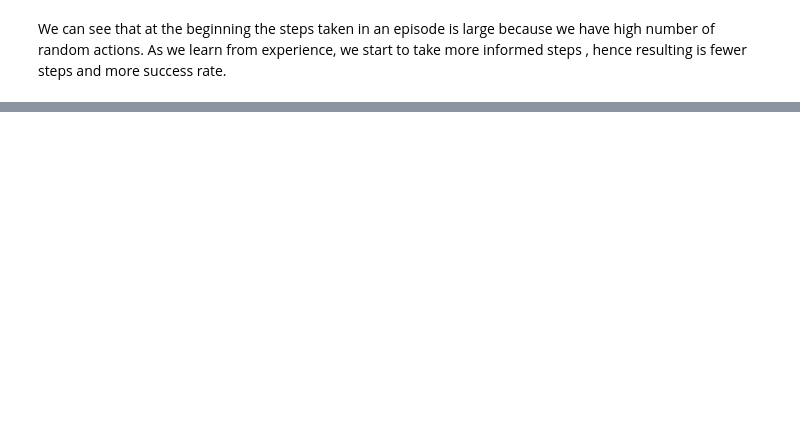
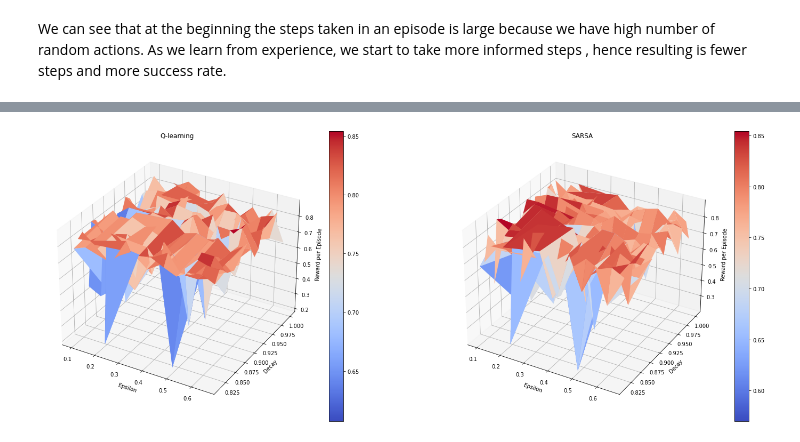
Before and after one commit to MengyuLIANG1/FrozenLake, a Jupyter notebook: RL_Project.ipynb, the cells around one changed output, grey strips where cells are left out. Drawn from its saved outputs; the diff is of its cells as text; code cells hidden in the pictures; blank space fills up the shorter version.

```diff
--- a/RL_Project.ipynb
+++ b/RL_Project.ipynb
@@ -578,0 +571,32 @@ plot_state_value(S_data,"SARSA")
+# %%
+# Get the values
+x = np.array(list(set([i[0] for i in epsilon_and_decay])))
+y = np.array(list(set([i[1] for i in epsilon_and_decay])))
+z_q = np.array(reward_per_episode_qlearn)
+z_s = np.array(reward_per_episode_sarsa)
+# Define the meshgrid for the surface plot
+X, Y = np.meshgrid(x, y)
+Z_q = z_q.reshape((len(y),len(x)))
+Z_s = z_s.reshape((len(y),len(x)))
+
+# Create a 3D plot with a surface plot
+fig = plt.figure(figsize=(25, 10))
+# Plot Q-learning
+ax = fig.add_subplot(121, projection='3d')
+surf = ax.plot_surface(X, Y, Z_q, cmap='coolwarm')
+ax.set_xlabel('Epsilon')
+ax.set_ylabel('Decay')
+ax.set_zlabel('Reward per Episode')
+ax.set_title('Q-learning')
+fig.colorbar(surf)
+# Plot SARSA
+ax = fig.add_subplot(122, projection='3d')
+surf = ax.plot_surface(X, Y, Z_s, cmap='coolwarm')
+ax.set_xlabel('Epsilon')
+ax.set_ylabel('Decay')
+ax.set_zlabel('Reward per Episode')
+ax.set_title('SARSA')
+fig.colorbar(surf)
+plt.show()
+# %% [output]
+[figure, added]
```
Also changed, not shown: parts of 19 cells of this notebook.
